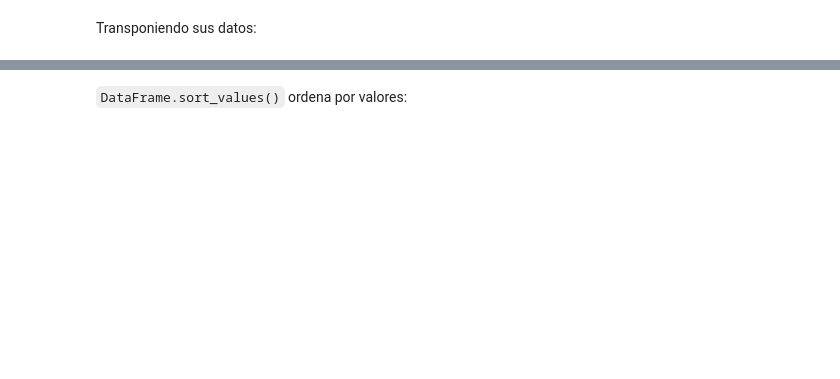
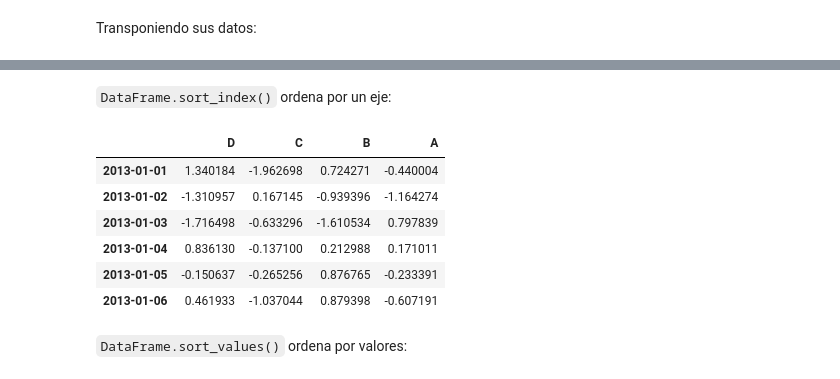
Before and after one commit to mevangelista-alvarado/Python_Notas, a Jupyter notebook: Intro_Pandas.ipynb, the cells around one changed output, grey strips where cells are left out. Cells and saved outputs as stored; diff of their text form; code cells hidden in the pictures; blank space fills up the shorter version.

```diff
--- a/Intro_Pandas.ipynb
+++ b/Intro_Pandas.ipynb
@@ -89,3 +166,15 @@ df.T
+# %% [markdown]
+`DataFrame.sort_index()` ordena por un eje:
+# %%
+df.sort_index(axis=1, ascending=False)
+# %% [output]
+|  | D | C | B | A |
+| 2013-01-01 | 1.340184 | -1.962698 | 0.724271 | -0.440004 |
+| 2013-01-02 | -1.310957 | 0.167145 | -0.939396 | -1.164274 |
+| 2013-01-03 | -1.716498 | -0.633296 | -1.610534 | 0.797839 |
+| 2013-01-04 | 0.836130 | -0.137100 | 0.212988 | 0.171011 |
+| 2013-01-05 | -0.150637 | -0.265256 | 0.876765 | -0.233391 |
+| 2013-01-06 | 0.461933 | -1.037044 | 0.879398 | -0.607191 |
 # %% [markdown]
 `DataFrame.sort_values()` ordena por valores:
 # %%
```
Also changed, not shown: parts of 45 cells of this notebook.
